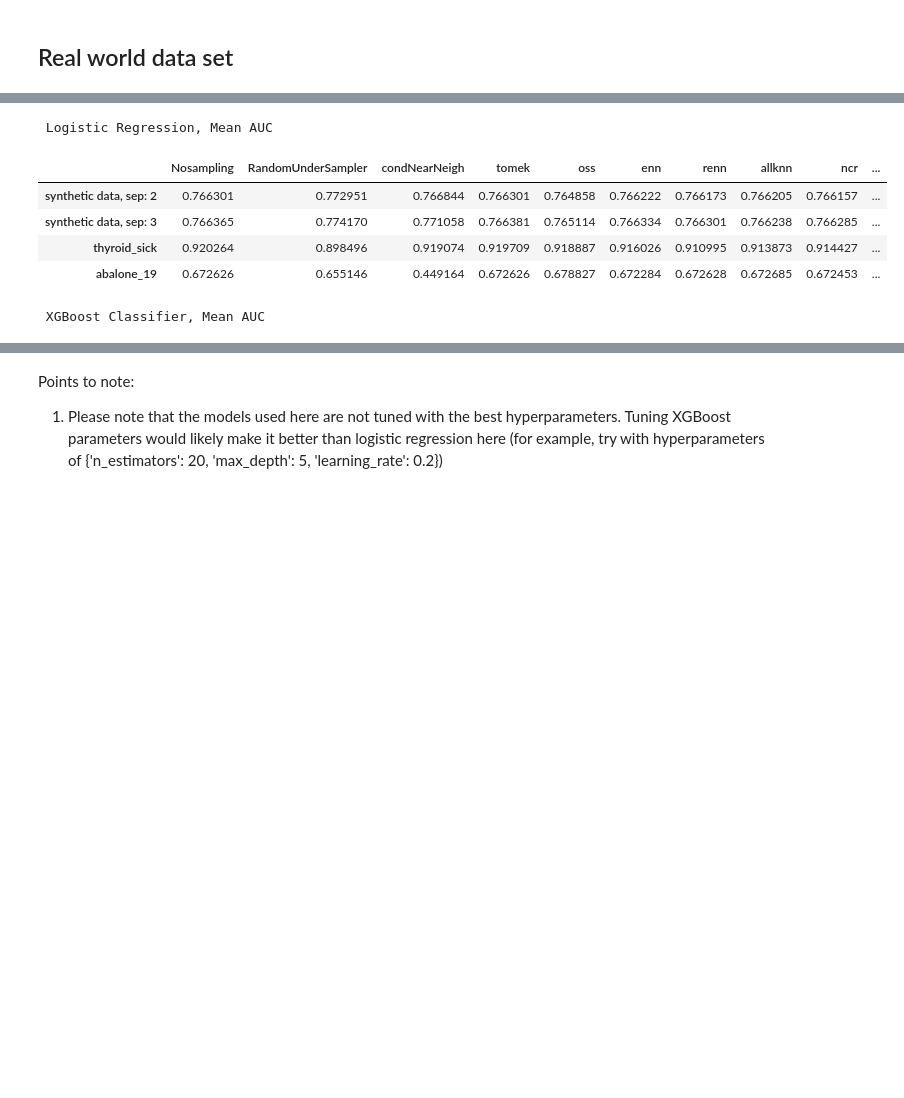
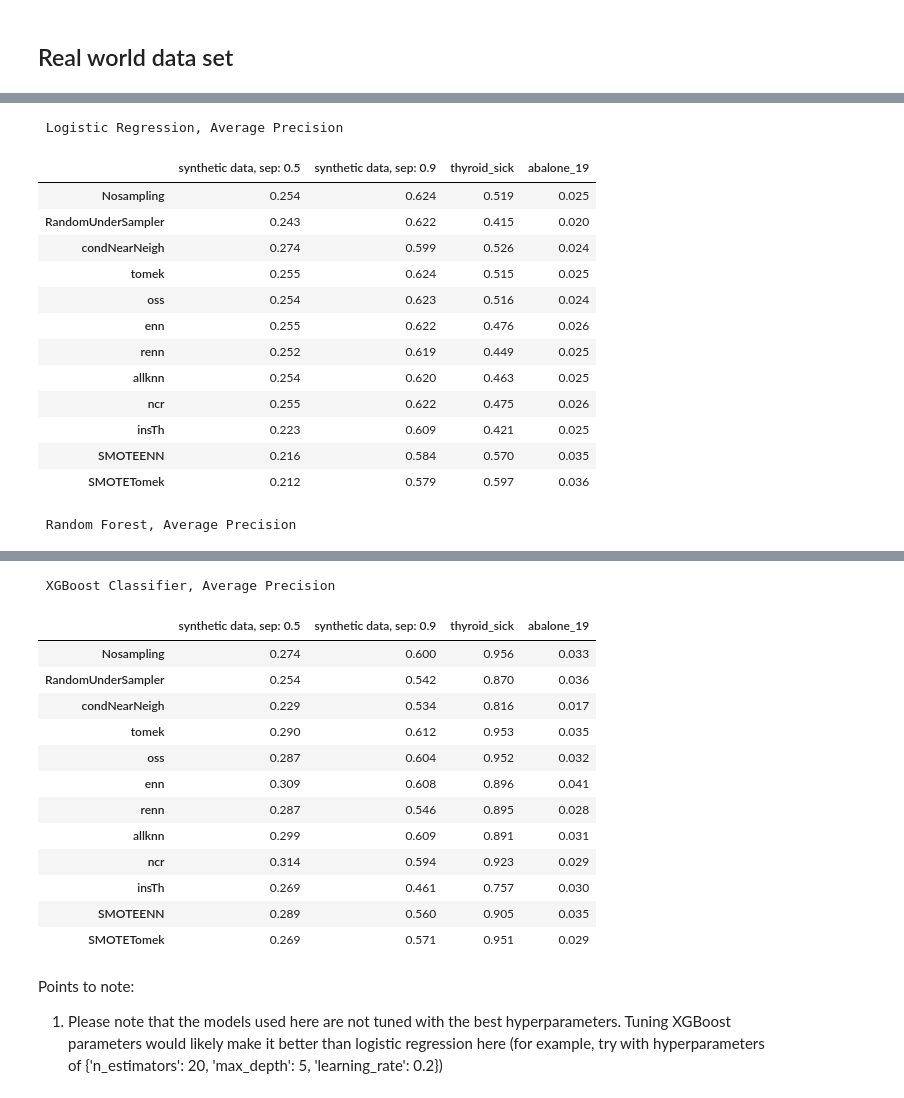
Before and after one commit to PacktPublishing/Machine-Learning-for-Imbalanced-Data, a Jupyter notebook: chapter03/model_perf_comparison_undersampling.ipynb, the cells around one changed output, grey strips where cells are left out. Cells and saved outputs as stored; diff of their text form; code cells hidden in the pictures; blank space fills up the shorter version.

```diff
--- a/chapter03/model_perf_comparison_undersampling.ipynb
+++ b/chapter03/model_perf_comparison_undersampling.ipynb
@@ -21,7 +39,7 @@ def make_data(sep):
                            n_features=2,
                            n_redundant=0,
                            n_clusters_per_class=1,
-                           weights=[0.995],
+                           weights=[0.92],
                            class_sep=sep,# how separate the classes are
                            random_state=1)
 
@@ -34,7 +52,7 @@ def make_data(sep):
 # make datasets with different class separateness
 # and plot
 synthetic_datasets = []
-for sep in [2, 3]:
+for sep in [0.5, 0.9]:
     X, y = make_data(sep)
     synthetic_datasets.append({'data': np.array(X), 'target': np.array(y), 'DESCR': 'synthetic data, sep: ' + str(sep)})
     print(y.value_counts())
@@ -194,32 +171,31 @@ undersampler_map = {
 # %%
 # now we train several models, with the different UnderSampling techniques and
 # with cross-validation for each dataset
+from sklearn.ensemble import RandomForestClassifier
 
 # save results
 pr_mean_dict_lr = {}
+pr_mean_dict_rf = {}
 pr_mean_dict_xgb = {}
 
 for data in all_datasets:
     pr_mean_dict_lr[data['DESCR']] = {}
+    pr_mean_dict_rf[data['DESCR']] = {}
     pr_mean_dict_xgb[data['DESCR']] = {}
-
-    # separate dataset into train and test
-    X_train, X_test, y_train, y_test = train_test_split(
-        data['data'],
-        data['target'],
-        test_size=0.3,
-        random_state=0,
-    )
 
     for undersampler in undersampler_map.keys():
         print(undersampler, ' | Dataset description: ', data['DESCR'])
         # set up the classifier
         lr = LogisticRegression(random_state=0, max_iter=10000)
-        aps_mean_lr = run_model(lr, X_train, y_train, undersampler_map[undersampler])
+        aps_mean_lr = run_model(lr, data['data'], data['target'], undersampler_map[undersampler])
         pr_mean_dict_lr[data['DESCR']][undersampler] = aps_mean_lr
 
+        rf = RandomForestClassifier(n_estimators=100, random_state=39, max_depth=3, n_jobs=4)
+        aps_mean_rf = run_model(rf, data['data'], data['target'], undersampler_map[undersampler])
+        pr_mean_dict_rf[data['DESCR']][undersampler] = aps_mean_rf
+
         xgb = XGBClassifier()
-        aps_mean_xgb = run_model(xgb, X_train, y_train, undersampler_map[undersampler])
+        aps_mean_xgb = run_model(xgb, data['data'], data['target'], undersampler_map[undersampler])
         pr_mean_dict_xgb[data['DESCR']][undersampler] = aps_mean_xgb
 
         print()
@@ -283,22 +220,34 @@ model:  XGBClassifier  | cv_results: 0.7437687326769108
 # %%
-from IPython.display import display
 pd.set_option('display.max_columns', 500)
 pd.set_option('display.width', 1000)
 
-print("\033[1m Logistic Regression, Mean AUC")
-df_lr = pd.DataFrame(pr_mean_dict_lr).T
-display(df_lr)
+print("\033[1m Logistic Regression, Average Precision")
+df_lr = pd.DataFrame(pr_mean_dict_lr)
+display(df_lr.round(3))
+print('\n')
+
+print("\033[1m Random Forest, Average Precision")
+df_rf = pd.DataFrame(pr_mean_dict_rf)
+display(df_rf.round(3))
 print('\n')
 
 
-print("\033[1m XGBoost Classifier, Mean AUC")
-df_xgb = pd.DataFrame(pr_mean_dict_xgb).T
-display(df_xgb)
+print("\033[1m XGBoost Classifier, Average Precision")
+df_xgb = pd.DataFrame(pr_mean_dict_xgb)
+display(df_xgb.round(3))
 # %% [output]
- Logistic Regression, Mean AUC
+ Logistic Regression, Average Precision
-|  | Nosampling | RandomUnderSampler | condNearNeigh | tomek | oss | enn | renn | allknn | ncr | ... |
-| synthetic data, sep: 2 | 0.766301 | 0.772951 | 0.766844 | 0.766301 | 0.764858 | 0.766222 | 0.766173 | 0.766205 | 0.766157 | ... |
-| synthetic data, sep: 3 | 0.766365 | 0.774170 | 0.771058 | 0.766381 | 0.765114 | 0.766334 | 0.766301 | 0.766238 | 0.766285 | ... |
-| thyroid_sick | 0.920264 | 0.898496 | 0.919074 | 0.919709 | 0.918887 | 0.916026 | 0.910995 | 0.913873 | 0.914427 | ... |
-| abalone_19 | 0.672626 | 0.655146 | 0.449164 | 0.672626 | 0.678827 | 0.672284 | 0.672628 | 0.672685 | 0.672453 | ... |
+|  | synthetic data, sep: 0.5 | synthetic data, sep: 0.9 | thyroid_sick | abalone_19 |
+| Nosampling | 0.254 | 0.624 | 0.519 | 0.025 |
+| RandomUnderSampler | 0.243 | 0.622 | 0.415 | 0.020 |
+| condNearNeigh | 0.274 | 0.599 | 0.526 | 0.024 |
+| tomek | 0.255 | 0.624 | 0.515 | 0.025 |
+| oss | 0.254 | 0.623 | 0.516 | 0.024 |
+| enn | 0.255 | 0.622 | 0.476 | 0.026 |
+| renn | 0.252 | 0.619 | 0.449 | 0.025 |
+| allknn | 0.254 | 0.620 | 0.463 | 0.025 |
+| ncr | 0.255 | 0.622 | 0.475 | 0.026 |
+| insTh | 0.223 | 0.609 | 0.421 | 0.025 |
+| SMOTEENN | 0.216 | 0.584 | 0.570 | 0.035 |
+| SMOTETomek | 0.212 | 0.579 | 0.597 | 0.036 |
- XGBoost Classifier, Mean AUC
+ Random Forest, Average Precision
@@ -310,3 +267,17 @@ display(df_xgb)
+ XGBoost Classifier, Average Precision
+|  | synthetic data, sep: 0.5 | synthetic data, sep: 0.9 | thyroid_sick | abalone_19 |
+| Nosampling | 0.274 | 0.600 | 0.956 | 0.033 |
+| RandomUnderSampler | 0.254 | 0.542 | 0.870 | 0.036 |
+| condNearNeigh | 0.229 | 0.534 | 0.816 | 0.017 |
+| tomek | 0.290 | 0.612 | 0.953 | 0.035 |
+| oss | 0.287 | 0.604 | 0.952 | 0.032 |
+| enn | 0.309 | 0.608 | 0.896 | 0.041 |
+| renn | 0.287 | 0.546 | 0.895 | 0.028 |
+| allknn | 0.299 | 0.609 | 0.891 | 0.031 |
+| ncr | 0.314 | 0.594 | 0.923 | 0.029 |
+| insTh | 0.269 | 0.461 | 0.757 | 0.030 |
+| SMOTEENN | 0.289 | 0.560 | 0.905 | 0.035 |
+| SMOTETomek | 0.269 | 0.571 | 0.951 | 0.029 |
 # %% [markdown]
 Points to note:
 1. Please note that the models used here are not tuned with the best hyperparameters.
```
Also changed, not shown: parts of 15 cells of this notebook, 1 other file.
